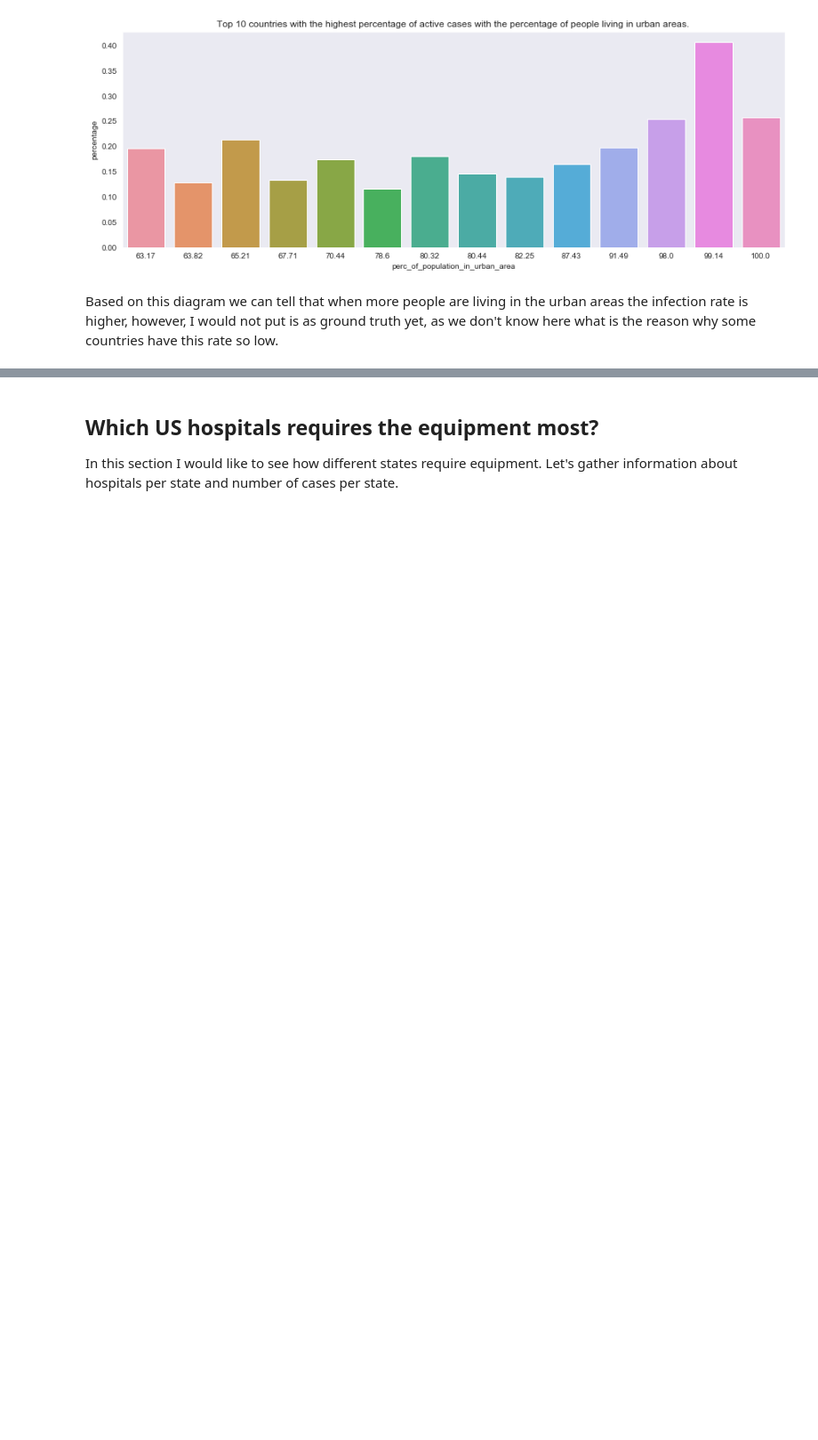
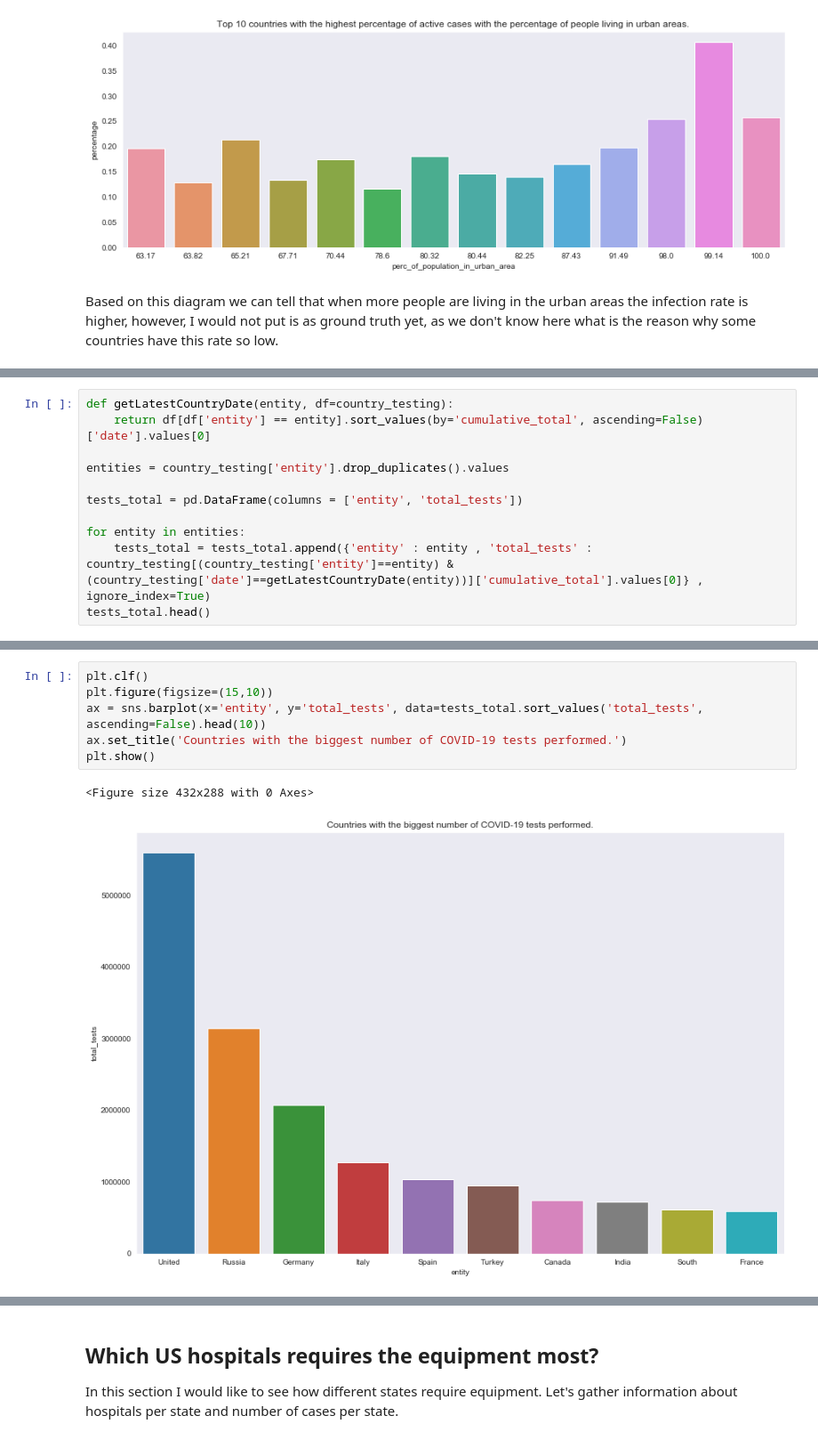
Before and after one commit to WernherVonData/Covid-19-Uncover-Challange, a Jupyter notebook: Be safe - who is in the biggest need of PPE.ipynb, the cells around one changed output, grey strips where cells are left out. Shown: that part at 89% size. Saved outputs shown, nothing was run; the diff lists cells and outputs as text; blank space fills up the shorter version.

```diff
--- a/Be safe - who is in the biggest need of PPE.ipynb
+++ b/Be safe - who is in the biggest need of PPE.ipynb
@@ -302,0 +327,11 @@ Based on this diagram we can tell that when more people are living in the urban
+# %%
+def getLatestCountryDate(entity, df=country_testing):
+    return df[df['entity'] == entity].sort_values(by='cumulative_total', ascending=False)['date'].values[0]
+
+entities = country_testing['entity'].drop_duplicates().values
+
+tests_total = pd.DataFrame(columns = ['entity', 'total_tests'])
+
+for entity in entities:
+    tests_total = tests_total.append({'entity' : entity , 'total_tests' : country_testing[(country_testing['entity']==entity) & (country_testing['date']==getLatestCountryDate(entity))]['cumulative_total'].values[0]} , ignore_index=True)
+tests_total.head()
@@ -302,0 +345,9 @@ Based on this diagram we can tell that when more people are living in the urban
+# %%
+plt.clf()
+plt.figure(figsize=(15,10))
+ax = sns.barplot(x='entity', y='total_tests', data=tests_total.sort_values('total_tests', ascending=False).head(10))
+ax.set_title('Countries with the biggest number of COVID-19 tests performed.')
+plt.show()
+# %% [output]
+<Figure size 432x288 with 0 Axes>
+[figure, added]
```
Also changed, not shown: parts of 17 cells of this notebook.
